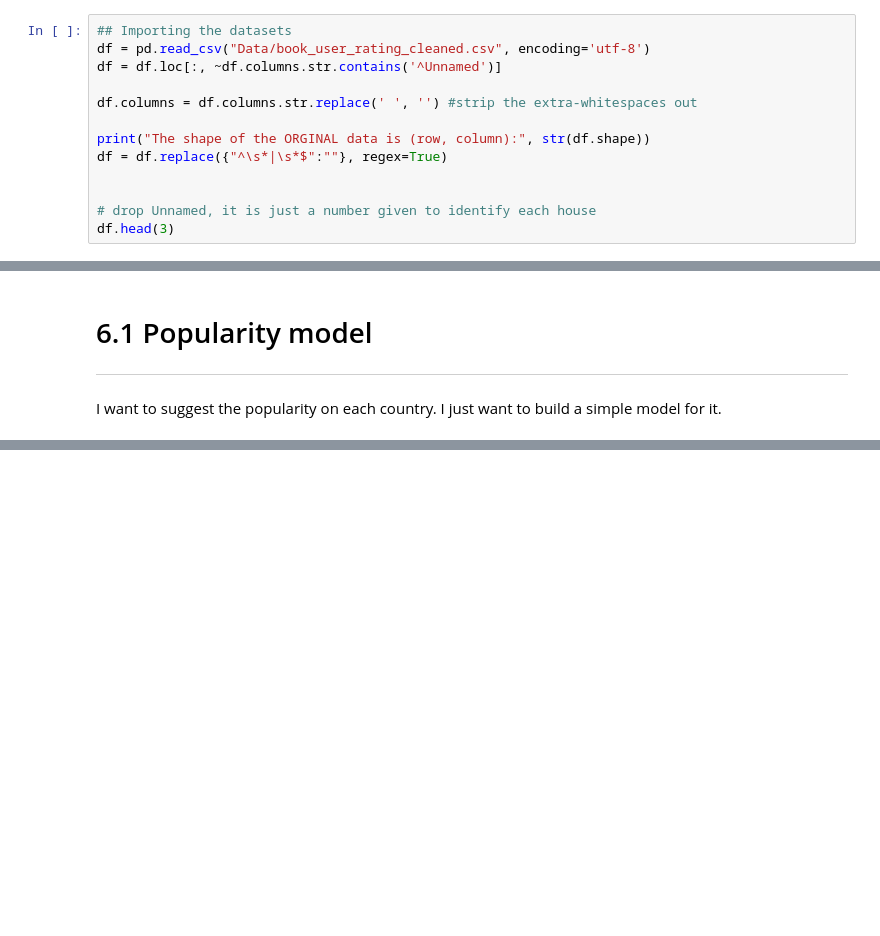
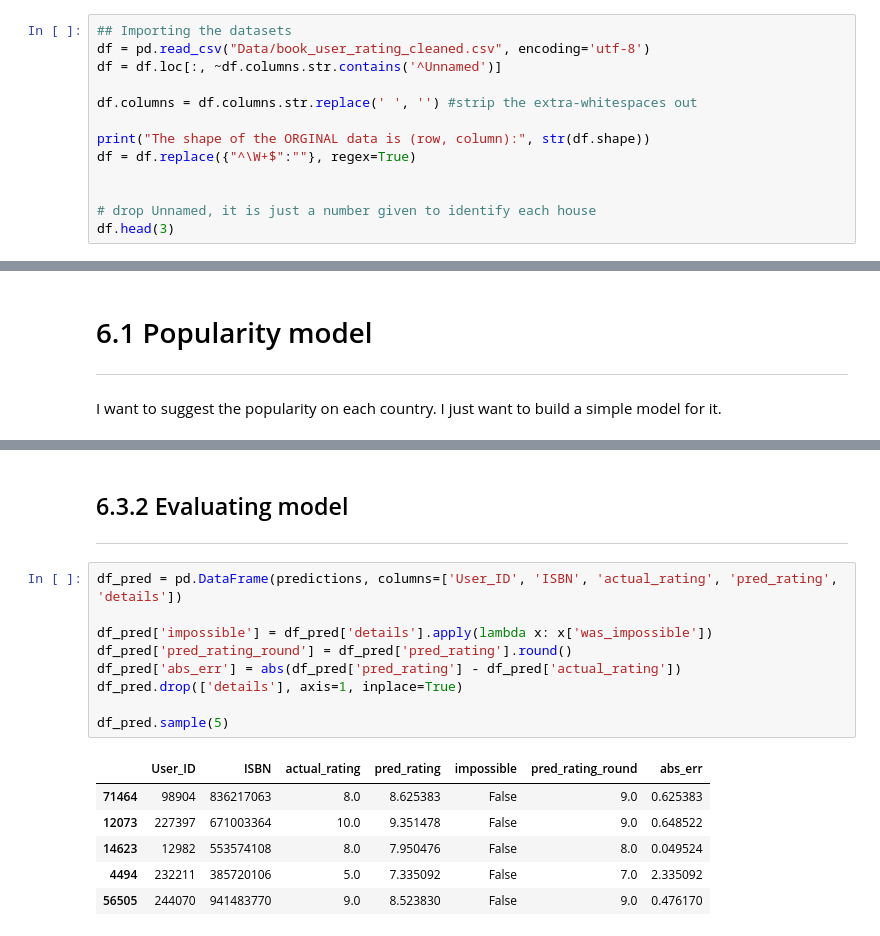
Before and after one commit to ChauHuynh1/Book_RecSys, a Jupyter notebook: Book_Recommender_Model.ipynb, the cells around one changed output, grey strips where cells are left out. Drawn from its saved outputs; the diff is of its cells as text; blank space fills up the shorter version.

```diff
--- a/Book_Recommender_Model.ipynb
+++ b/Book_Recommender_Model.ipynb
@@ -85,7 +88,7 @@ df = df.loc[:, ~df.columns.str.contains('^Unnamed')]
 df.columns = df.columns.str.replace(' ', '') #strip the extra-whitespaces out
 
 print("The shape of the ORGINAL data is (row, column):", str(df.shape))
-df = df.replace({"^\s*|\s*$":""}, regex=True)
+df = df.replace({"^\W+$":""}, regex=True)
 
 
 # drop Unnamed, it is just a number given to identify each house
@@ -189,0 +183,20 @@ dtype: float64
+# %% [markdown]
+<a id="6.3.2"></a>
+## 6.3.2 Evaluating model
+***
+# %%
+df_pred = pd.DataFrame(predictions, columns=['User_ID', 'ISBN', 'actual_rating', 'pred_rating', 'details'])
+
+df_pred['impossible'] = df_pred['details'].apply(lambda x: x['was_impossible'])
+df_pred['pred_rating_round'] = df_pred['pred_rating'].round()
+df_pred['abs_err'] = abs(df_pred['pred_rating'] - df_pred['actual_rating'])
+df_pred.drop(['details'], axis=1, inplace=True)
+
+df_pred.sample(5)
+# %% [output]
+|  | User_ID | ISBN | actual_rating | pred_rating | impossible | pred_rating_round | abs_err |
+| 71464 | 98904 | 836217063 | 8.0 | 8.625383 | False | 9.0 | 0.625383 |
+| 12073 | 227397 | 671003364 | 10.0 | 9.351478 | False | 9.0 | 0.648522 |
+| 14623 | 12982 | 553574108 | 8.0 | 7.950476 | False | 8.0 | 0.049524 |
+| 4494 | 232211 | 385720106 | 5.0 | 7.335092 | False | 7.0 | 2.335092 |
+| 56505 | 244070 | 941483770 | 9.0 | 8.523830 | False | 9.0 | 0.476170 |
```
Also changed, not shown: parts of 21 cells of this notebook.
